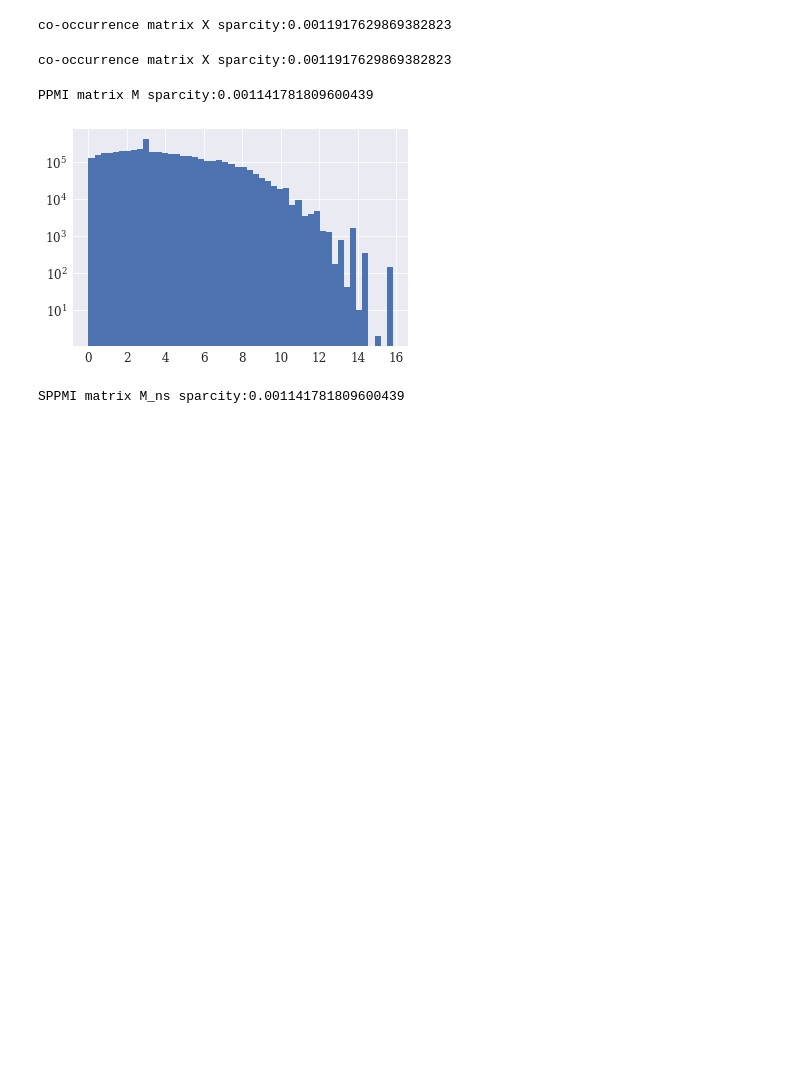
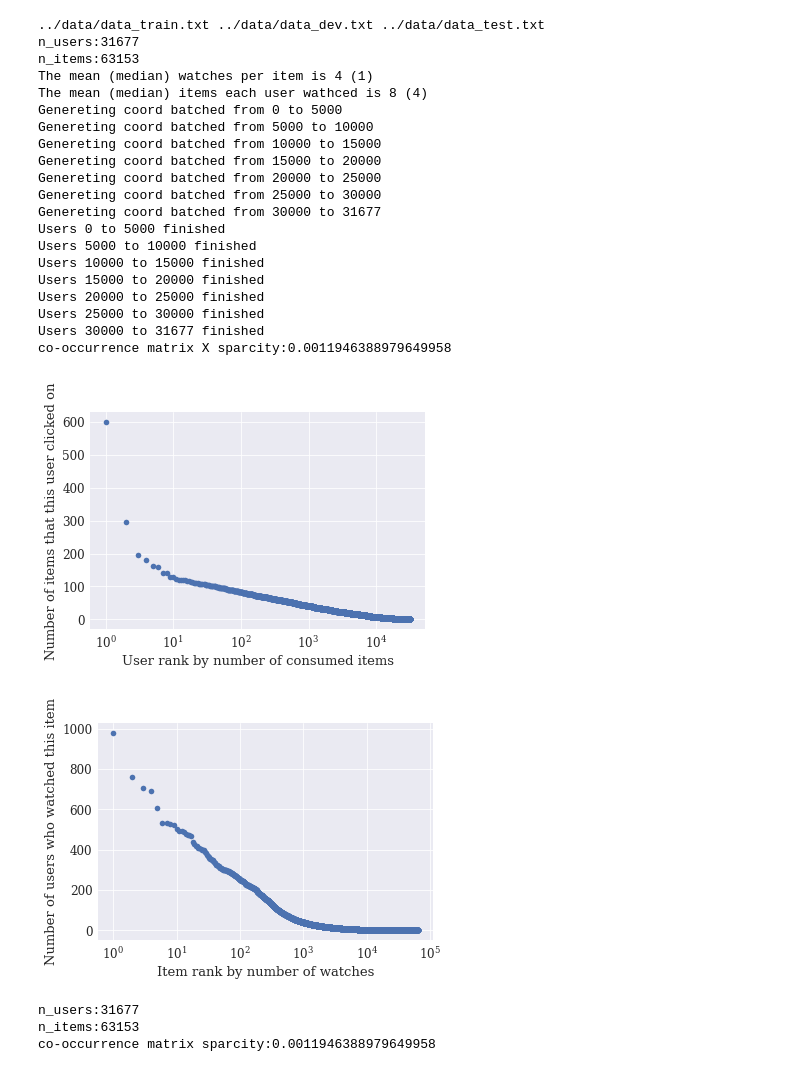
Before and after one commit to Jabberwockleo/cofacto, a Jupyter notebook: src/Cofacto.ipynb, the cells around one changed output. Saved outputs shown, nothing was run; the diff lists cells and outputs as text; code cells hidden in the pictures; blank space fills up the shorter version.

```diff
--- a/src/Cofacto.ipynb
+++ b/src/Cofacto.ipynb
@@ -138,4 +34,0 @@ np.save(os.path.join(DATA_DIR, 'coordinate_co_binary_indptr.npy'), X.indptr)
-# %%
-print('co-occurrence matrix X sparcity:{}'.format(float(X.nnz) / np.prod(X.shape)))
-# %% [output]
-co-occurrence matrix X sparcity:0.0011917629869382823
@@ -142,2 +37,30 @@ co-occurrence matrix X sparcity:0.0011917629869382823
+# %%
+import cofacto_preprocess as preprocessor
+preprocessor = imp.reload(preprocessor)
+# %%
+preprocessor.preprocess()
+# %% [output]
+../data/data_train.txt ../data/data_dev.txt ../data/data_test.txt
+n_users:31677
+n_items:63153
+The mean (median) watches per item is 4 (1)
+The mean (median) items each user wathced is 8 (4)
+Genereting coord batched from 0 to 5000
+Genereting coord batched from 5000 to 10000
+Genereting coord batched from 10000 to 15000
+Genereting coord batched from 15000 to 20000
+Genereting coord batched from 20000 to 25000
+Genereting coord batched from 25000 to 30000
+Genereting coord batched from 30000 to 31677
+Users 0 to 5000 finished
+Users 5000 to 10000 finished
+Users 10000 to 15000 finished
+Users 15000 to 20000 finished
+Users 20000 to 25000 finished
+Users 25000 to 30000 finished
+Users 30000 to 31677 finished
+co-occurrence matrix X sparcity:0.0011946388979649958
+[figure, added]
+[figure, added]
 # %%
 ### load the pre-saved co-occurrence matrix
@@ -152,5 +67,7 @@ X = sparse.csr_matrix((data, indices, indptr), shape=(n_items, n_items))
-# %%
-print('co-occurrence matrix X sparcity:{}'.format(float(X.nnz) / np.prod(X.shape)))
-# %% [output]
-co-occurrence matrix X sparcity:0.0011917629869382823
+# %%
+X = preprocessor.load_co_matrix()
+# %% [output]
+n_users:31677
+n_items:63153
+co-occurrence matrix sparcity:0.0011946388979649958
 # %%
@@ -178,4 +74,0 @@ M.eliminate_zeros()
-# %%
-print('PPMI matrix M sparcity:{}'.format(float(M.nnz) / np.prod(M.shape)))
-# %% [output]
-PPMI matrix M sparcity:0.001141781809600439
@@ -195,14 +74,0 @@ M_ns.eliminate_zeros()
-# %%
-fig = plt.figure()
-plt.hist(M_ns.data, bins=50)
-plt.yscale('log')
-if IS_ILLUSTRATED:
-    fig.show()
-else:
-    fig.savefig('co_ocur_hist.png')
-# %% [output]
-[figure, removed]
-# %%
-print('SPPMI matrix M_ns sparcity:{}'.format(float(M_ns.nnz) / np.prod(M_ns.shape)))
-# %% [output]
-SPPMI matrix M_ns sparcity:0.001141781809600439
```
Also changed, not shown: parts of 46 cells of this notebook, 3 other files.
